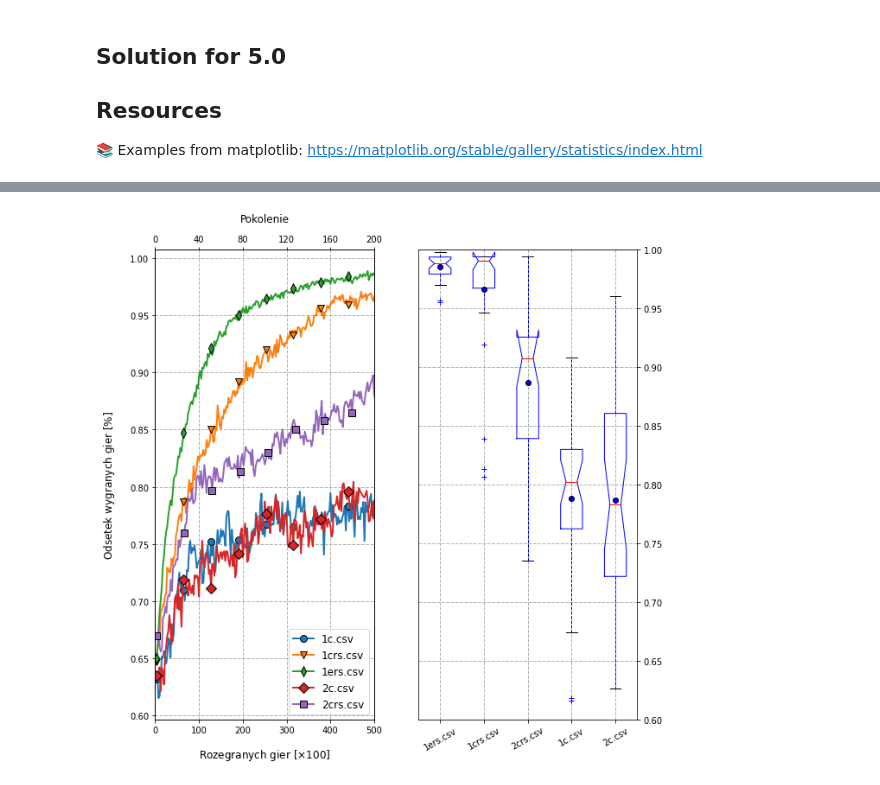
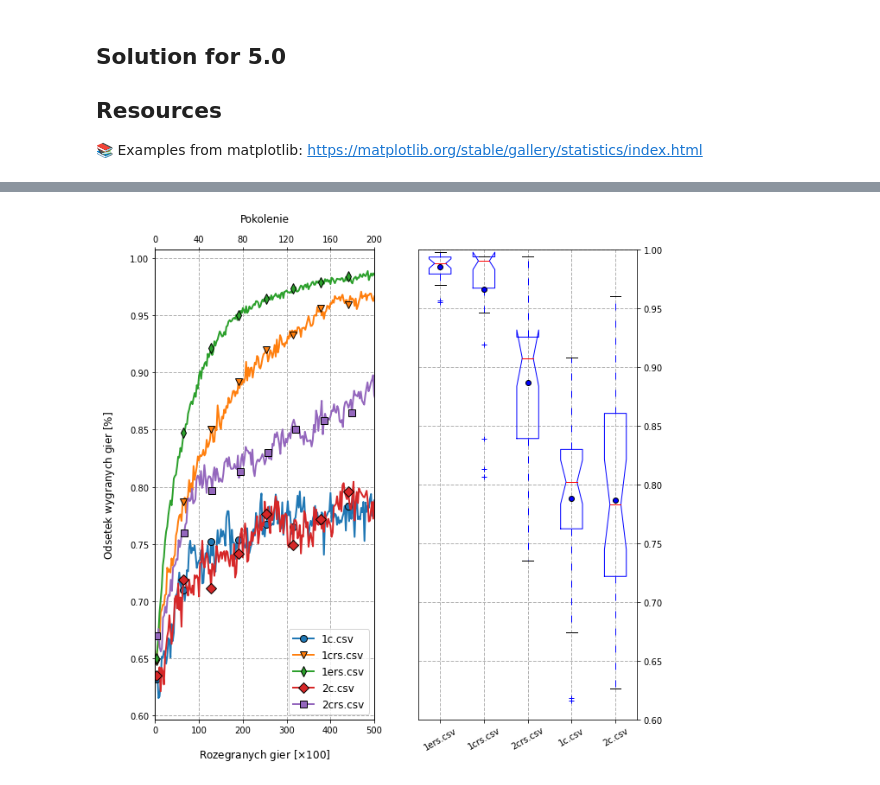
Before and after one commit to ivysochyn/kck-solutions, a Jupyter notebook: 001_KCK_ZAD.ipynb, the cells around one changed output, grey strips where cells are left out. Cells and saved outputs as stored; diff of their text form; code cells hidden in the pictures.

Commit message:
[#1] 001_KCK_ZAD.ipynb: Finish graphs

```diff
--- a/001_KCK_ZAD.ipynb
+++ b/001_KCK_ZAD.ipynb
@@ -103,5 +104,14 @@ plot_advanced(["1c.csv", "1crs.csv", "1ers.csv", "2c.csv", "2crs.csv"])
 # %%
 def plot_boxes(files: List[str]):
+  """
+  Plots box graph of mean values defined in provided files.
+  Uses the last line of data in every provided file to make a plot.
+
+  Parameters
+  ----------
+  files: List[str]
+    List of files to process and plot data from.
+  """
   data = list()
   fig, ax = plt.subplots(figsize=(4,10))
   for file in files:
@@ -125,3 +135,5 @@ def plot_boxes(files: List[str]):
               flierprops=flierprops, medianprops=medianprops)
   plt.grid(True, linestyle="--", linewidth=1)
   return
+
+data = plot_boxes(["1c.csv", "1crs.csv", "1ers.csv", "2c.csv", "2crs.csv"])
@@ -132,47 +142,77 @@ data = plot_boxes(["1c.csv", "1crs.csv", "1ers.csv", "2c.csv", "2crs.csv"])
 # %%
 def plot_data(files: List[str]):
+  """
+  Plots regular and box graphs of mean values provided in files.
+  Uses the last line of data in every provided file to make a box plot.
+
+  Parameters
+  ----------
+  files: List[str]
+    List of files to process and plot data from.
+  """
+
+  # Define subplot to locate plots
   fig, (ax1, ax) = plt.subplots(1, 2, figsize=(10,10))
-  labels = list()
-  formats = [dict(marker=types, markeredgecolor="black", markersize=8) for types in ["o", "v", "d", "D", "s"]]
+
+  # Define marker styles
+  formats = [dict(marker=types, markeredgecolor="black", markersize=8)
+             for types in ["o", "v", "d", "D", "s"]]
+
+  # Plot data from files with markerks on first graph
   for file, marker in zip(files, formats):
     efforts, runs = load_from_csv(file)
     mean_runs = runs.mean(axis=1)
-    ax1.plot(efforts, mean_runs, **marker, label=file, linewidth=2, markevery=25)
-    labels.append(file)
+    ax1.plot(efforts, mean_runs, **marker, label=file, linewidth=2,
+             markevery=25)
+
+  # Define first graph appearance
   plt.tick_params(axis='both', labelsize=10)
+  ax1.set_xticklabels([str(num) for num in range(0, 500 + 1, 100)])
   ax1.set_xlabel(r"Rozegranych gier $[\times100]$", fontsize=12, labelpad=15)
   ax1.set_ylabel(r"Odsetek wygranych gier $[\%]$", fontsize=12, labelpad=15)
   ax1.legend(loc='lower right', fontsize=12)
   ax1.grid(True, linestyle='--', linewidth=1)
   ax1.set_xlim([0, 500000 + 0.5])
+
+  # Create a copy of x axis and set ticks there
   ax2 = ax1.twiny()
-  ax1.set_xticklabels([str(num) for num in range(0, 500 + 1, 100)])
   ax2.set_xticklabels([str(num) for num in range(0, len(efforts) + 1, 40)])
   ax2.set_xlabel(r"Pokolenie", fontsize=12, labelpad=15)
 
+  # Get data for 2nd graph from the last line of every line
   data = list()
   for file in files:
     _, efforts = load_from_csv(file)
     data.append(efforts.iloc[-1])
+
+  # Sort data and labels with respect to mean values of runs
   data_medians = [x.mean() for x in data]
   files = [x for _,x in sorted(zip(data_medians,files), reverse=True)]
+
+  # Define second graph appearance
   ax.set_xticklabels(files)
+  ax.tick_params(right=True, labelright=True, left=False, labelleft=False)
+  ax.xaxis.set_tick_params(rotation=30, labelsize=10)
   ax.set_ylim([0.6, 1.0])
-  ax.xaxis.set_tick_params(rotation=30, labelsize=10)
-  ax.tick_params(right=True, labelright=True, left=False, labelleft=False)
-  data.sort(key = lambda x: x.mean(), reverse=True)
+  ax.grid(True, linestyle="--", linewidth=1)
+
+  # Styles for boxes
   medianprops = dict(color='red')
   meanprops = dict(marker='o', markeredgecolor='black',
                       markerfacecolor='blue')
   boxprops=dict(color='blue')
-  whiskerprops=dict(color='blue', linestyle="--")
+  whiskerprops=dict(color='blue', linestyle="--", dashes=(8, 12),)
   flierprops=dict(marker='+', markeredgecolor='blue')
+
+  # Sort data with respect to mean value
+  data.sort(key = lambda x: x.mean(), reverse=True)
+
+  # Plot second graph
   ax.boxplot(data, notch=True, showmeans=True, showfliers=True,
               meanprops=meanprops, boxprops=boxprops, whiskerprops=whiskerprops,
               flierprops=flierprops, medianprops=medianprops)
-  ax.grid(True, linestyle="--", linewidth=1)
   return
 
 plot_data(["1c.csv", "1crs.csv", "1ers.csv", "2c.csv", "2crs.csv"])
 # %% [output]
-[figure, old version]
+[figure, new version]
```
Also changed, not shown: parts of 5 cells of this notebook.
